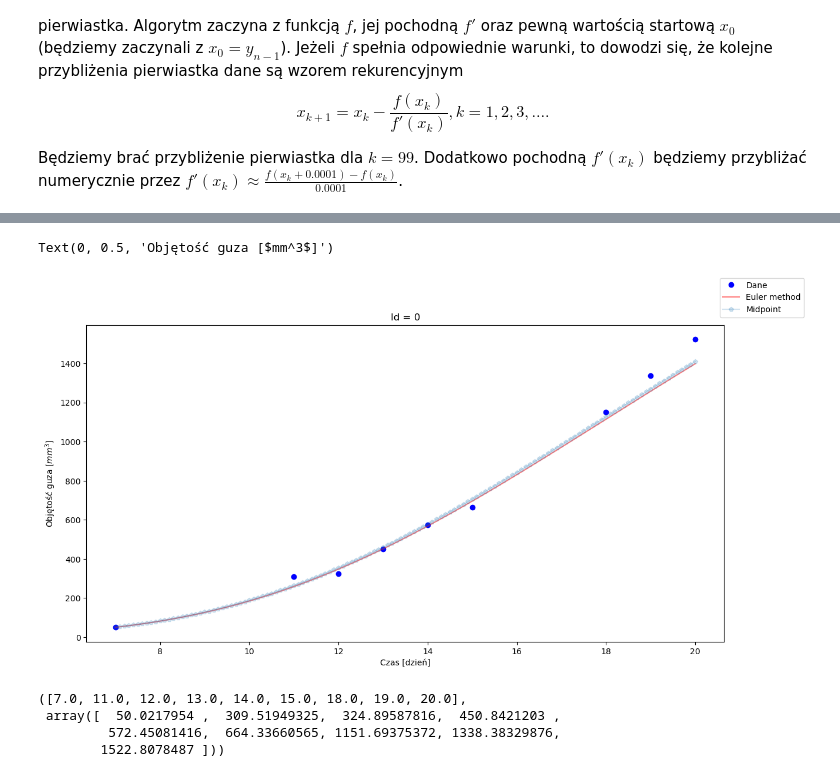
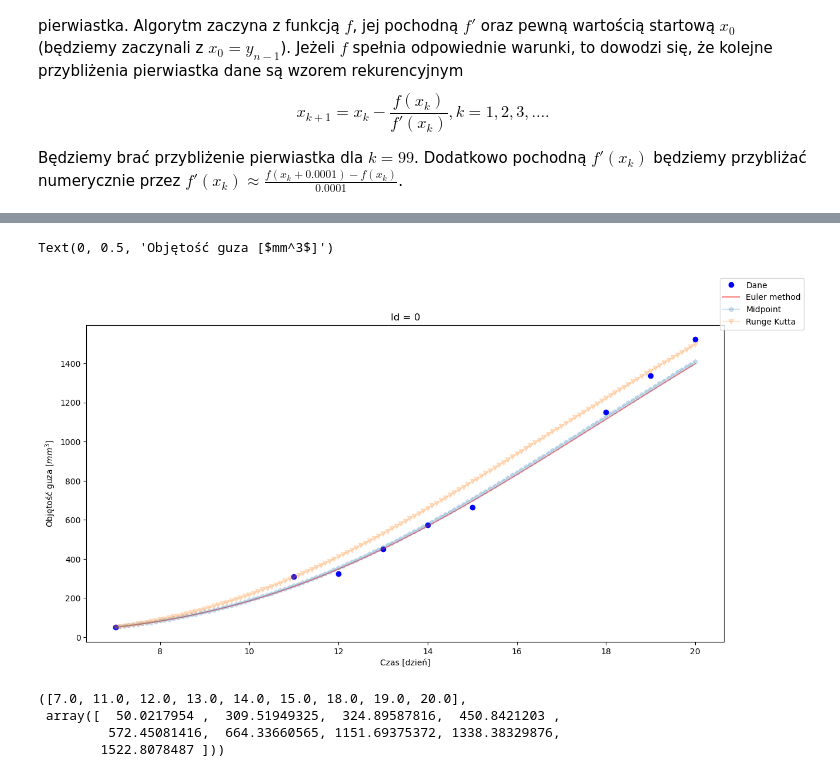
Before and after one commit to Tomexr1/Rownania_rozniczkowe, a Jupyter notebook: Prezentacja.ipynb, the cells around one changed output, grey strips where cells are left out. Cells and saved outputs as stored; diff of their text form; code cells hidden in the pictures.

```diff
--- a/Prezentacja.ipynb
+++ b/Prezentacja.ipynb
@@ -347,7 +347,7 @@ W tej metodzie $y_n$ jest dane wzorem
 # %%
 def euler_method(f, x0, y0, h, n):
     """
-    Znajduje rozwiązanie równania y' = f(x, y) metodą jawną Eulera.
+    Znajduje rozwiązania równania y' = f(x, y) metodą jawną Eulera na przedziale [x0, x0 + nh].
 
     :param f: funkcja prawej strony równania y' = f(x, y)
     :param x0: parametr początkowy x
@@ -383,7 +383,7 @@ Będziemy brać przybliżenie pierwiastka dla $k=99$. Dodatkowo pochodną $f'(x_
 # %%
 def backward_euler_method(f, x0, y0, h, n):
     """
-    Znajduje rozwiązanie równania y' = f(x, y) metodą niejawną Eulera.
+    Znajduje rozwiązania równania y' = f(x, y) metodą niejawną Eulera na przedziale [x0, x0 + nh].
 
     :param f: funkcja prawej strony równania y' = f(x, y)
     :param x0: parametr początkowy x
@@ -482,0 +468,25 @@ def mal(t):
+# %%
+def runge_kutta_method(f, x0, y0, h, n):
+    """
+    Znajduje rozwiązania równania y' = f(x, y) metodą Runge-Kutty na przedziale [x0, x0 + nh].
+
+    :param f: funkcja prawej strony równania y' = f(x, y)
+    :param x0: parametr początkowy x
+    :param y0: parametr początkowy y
+    :param h: krok
+    :param n: liczba kroków
+    :return: krotka (xs, ys) zawierająca listy kolejnych wartości x i y
+    """
+    x = x0
+    y = y0
+    xs, ys = [x0], [y0]
+    for i in range(n):
+        k0 = f(x, y)
+        k1 = f(x + h / 2, y + k0 / 2)
+        k2 = f(x + h / 2, y + k1 / 2)
+        k3 = f(x + h, y + k2)
+        y += h / 6 * (k0 + 2 * k1 + 2 * k2 + k3)
+        x += h
+        xs.append(x)
+        ys.append(y)
+    return xs, ys
@@ -492,34 +517,36 @@ xs1, ys1 = backward_euler_method(gompertz_diff, lung_1['Time'][0], lung_1['Obser
 xs2, ys2 = euler_method(gompertz_diff, lung_1['Time'][0], lung_1['Observation'][0], h, int(n))
 xs3, ys3 = quadratic_taylor_method(gompertz_diff, lung_1['Time'][0], lung_1['Observation'][0], h, int(n))
 xs4, ys4 = quadratic_taylor_method(malthus_diff, lung_1['Time'][0], lung_1['Observation'][0], h, int(n))
 xs5, ys5 = quadratic_taylor_method(verhulst_diff, lung_1['Time'][0], lung_1['Observation'][0], h, int(n))
 xs6, ys6 = euler_midpoint_method(gompertz_diff, lung_1['Time'][0], lung_1['Observation'][0], h, int(n))
+xs7, ys7 = runge_kutta_method(gompertz_diff, lung_1['Time'][0], lung_1['Observation'][0], h, int(n))
 
 # dane dla K = 3000, r = 0.13 i danych lung_1 id=1, model grompetza
 
 xs = np.arange(lung_1.Time.iloc[0], lung_1.Time.iloc[-1], h)
 # xs = np.arange(lung_1.Time.iloc[0], 20000, h)
 ys = [mal(t) for t in xs]
 
 
 fig, ax = plt.subplots()
 
 # ax.plot(xs, ys)
 # ax.plot(xs4, ys4)
 
 ax.plot(lung_1['Time'], lung_1['Observation'], 'bo', label='Dane')
 ax.plot(xs2, ys2, 'r-', label='Euler method', alpha=0.5)
 # ax.plot(xs1, ys1, 'g-', label='Backward Euler method', alpha=0.5)
 # ax.plot(xs3, ys3, 'o-', label='Taylor', alpha=0.2)
 ax.plot(xs6, ys6, 'p-', label='Midpoint', alpha=0.2)
+ax.plot(xs7, ys7, 'v-', label='Runge Kutta', alpha=0.2)
 fig.legend()
 plt.title('Id = 0')
 plt.xlabel('Czas [dzień]')
 plt.ylabel('Objętość guza [$mm^3$]')
 # ys3[51], ys2[51]
 # %% [output]
 Text(0, 0.5, 'Objętość guza [$mm^3$]')
-[figure, old version]
+[figure, new version]
 # %%
 from scipy.optimize import curve_fit
 # %%
```
Also changed, not shown: parts of 36 cells of this notebook.
